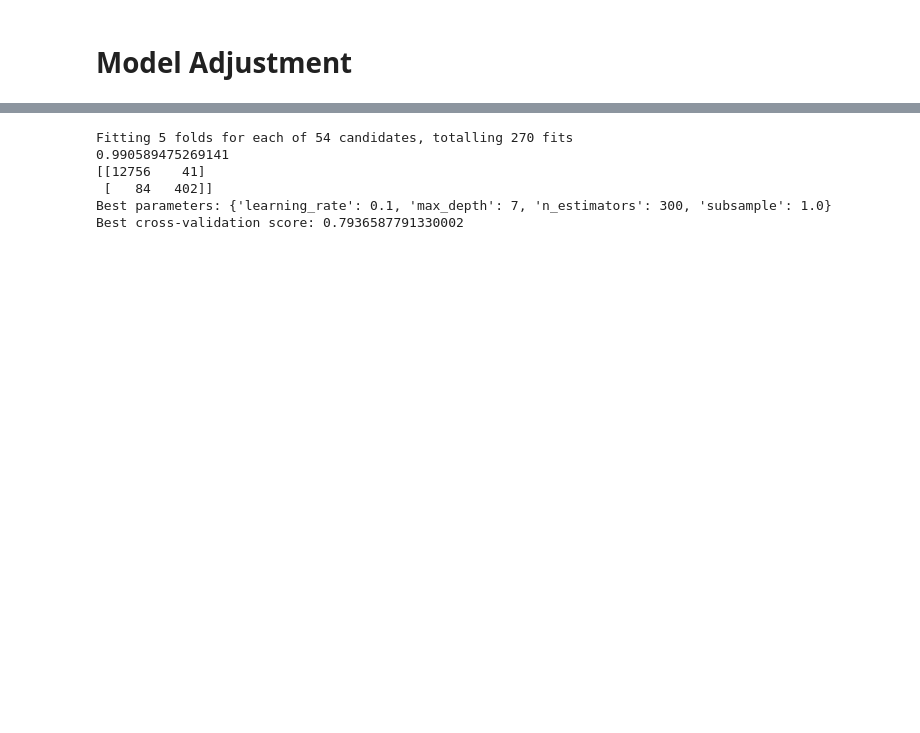
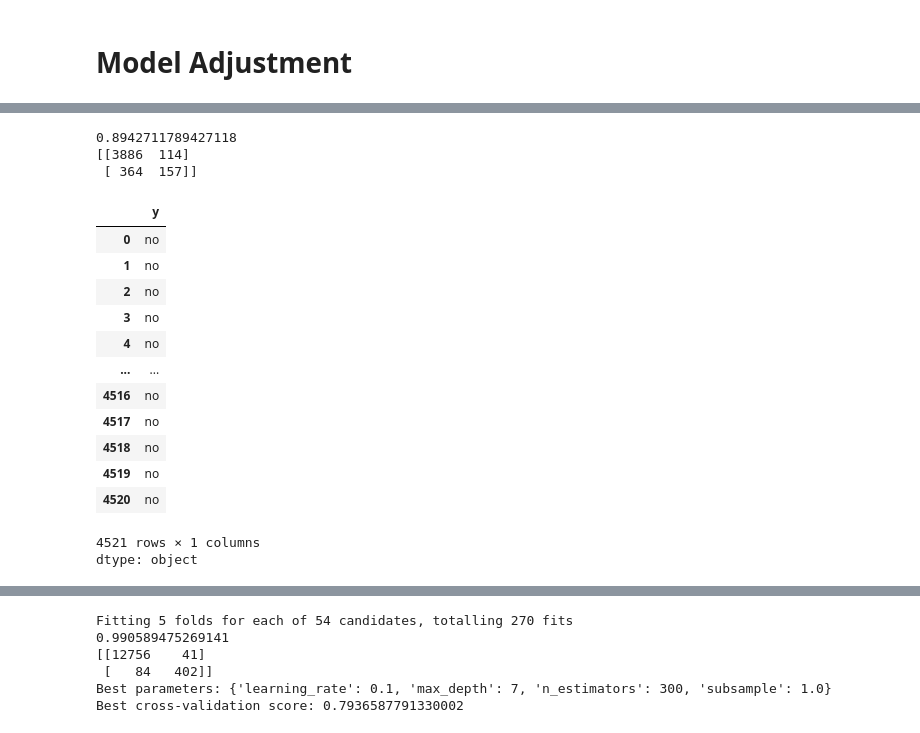
Before and after one commit to darshan-kale-dsi/Bank-Marketing-Campaign, a Jupyter notebook: notebooks/model_adjustment.ipynb, the cells around one changed output, grey strips where cells are left out. Cells and saved outputs as stored; diff of their text form; code cells hidden in the pictures; blank space fills up the shorter version.

```diff
--- a/notebooks/model_adjustment.ipynb
+++ b/notebooks/model_adjustment.ipynb
@@ -249,0 +436,3 @@ print(confusion_matrix(y_test, y_hat))
+# %%
+assessment = pd.read_csv('bank.csv', sep = ';')
+outcome = assessment['y'].replace({'yes':1,'no':0})
@@ -250,3 +549,27 @@ print(confusion_matrix(y_test, y_hat))
+# %%
+print(accuracy_score(outcome, y_hat_assessment))
+print(confusion_matrix(outcome, y_hat_assessment))
+# %% [output]
+0.8942711789427118
+[[3886  114]
+ [ 364  157]]
+# %%
+outcome
+# %% [output]
+|  | y |
+| 0 | no |
+| 1 | no |
+| 2 | no |
+| 3 | no |
+| 4 | no |
+| ... | ... |
+| 4516 | no |
+| 4517 | no |
+| 4518 | no |
+| 4519 | no |
+| 4520 | no |
+4521 rows × 1 columns
+dtype: object
 # %%
 from hyperopt import tpe, STATUS_OK, Trials, hp, fmin, STATUS_OK, space_eval
 
```
Also changed, not shown: parts of 28 cells of this notebook.
